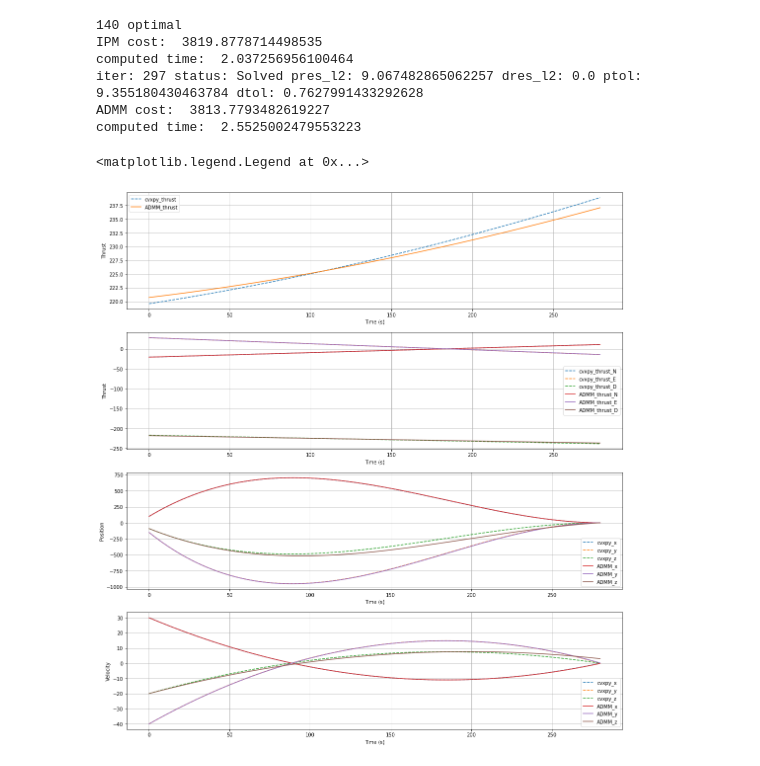
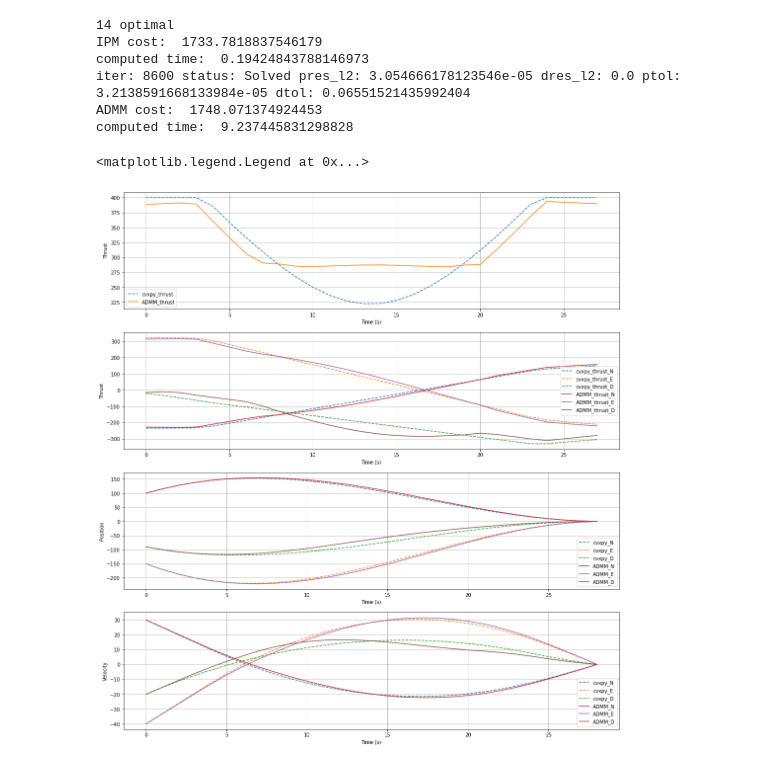
Before and after one commit to acsl-inha/drone_simulation, a Jupyter notebook: src/open_loop_thr_lower_bound_guidance.ipynb, the cells around one changed output. Cells and saved outputs as stored; diff of their text form; code cells hidden in the pictures.

```diff
--- a/src/open_loop_thr_lower_bound_guidance.ipynb
+++ b/src/open_loop_thr_lower_bound_guidance.ipynb
@@ -452,10 +433,11 @@ def ADMM_compute_guidance(position, velocity,tgo,ub,lb,theta,dt):
 # %%
 position = np.array([100,-150,-90])
 velocity = np.array([30,-40,-20])
-psi = 0
-tgo = 140
+
+m = 23.56
+tgo = 14
 ub = 400
-lb = 0
+lb = 280
 dt = 0.5
 N = int(tgo/dt)
 
@@ -465,12 +447,12 @@ theta = degree*np.pi/180
 thrust, u, r, v = compute_guidance_cvx(position, velocity, tgo,ub,lb,dt)
 u_ADMM,r_ADMM,v_ADMM = ADMM_compute_guidance(position, velocity, tgo,ub,lb,theta,dt)
 # %% [output]
-140 optimal
-IPM cost:  3819.8778714498535
-computed time:  2.037256956100464
-iter: 297 status: Solved pres_l2: 9.067482865062257 dres_l2: 0.0 ptol: 9.355180430463784 dtol: 0.7627991433292628
-ADMM cost:  3813.7793482619227
-computed time:  2.5525002479553223
+14 optimal
+IPM cost:  1733.7818837546179
+computed time:  0.19424843788146973
+iter: 8600 status: Solved pres_l2: 3.054666178123546e-05 dres_l2: 0.0 ptol: 3.2138591668133984e-05 dtol: 0.06551521435992404
+ADMM cost:  1748.071374924453
+computed time:  9.237445831298828
 # %%
 thrust_ADMM_NED = np.reshape(u_ADMM,(3,N),order='F')
 thrust_ADMM = np.linalg.norm(thrust_ADMM_NED,axis=0)
@@ -484,46 +466,46 @@ plt.plot(thrust_ADMM,label='ADMM_thrust')
 plt.ylabel("Thrust")
 plt.xlabel("Time (s)")
 plt.grid()
 plt.legend()
 
 plt.subplot(412)
 plt.plot(u[0,:],'--',label='cvxpy_thrust_N')
 plt.plot(u[1,:],'--',label='cvxpy_thrust_E')
 plt.plot(u[2,:],'--',label='cvxpy_thrust_D')
 plt.plot(thrust_ADMM_NED[0,:],label='ADMM_thrust_N')
 plt.plot(thrust_ADMM_NED[1,:],label='ADMM_thrust_E')
 plt.plot(thrust_ADMM_NED[2,:],label='ADMM_thrust_D')
 plt.ylabel("Thrust")
 plt.xlabel("Time (s)")
 plt.grid()
 plt.legend()
 
 plt.subplot(413)
-plt.plot(r[0,:],'--',label='cvxpy_x')
-plt.plot(r[1,:],'--',label='cvxpy_y')
-plt.plot(r[2,:],'--',label='cvxpy_z')
-plt.plot(r_ADMM[0,:],label='ADMM_x')
-plt.plot(r_ADMM[1,:],label='ADMM_y')
-plt.plot(r_ADMM[2,:],label='ADMM_z')
+plt.plot(r[0,:],'--',label='cvxpy_N')
+plt.plot(r[1,:],'--',label='cvxpy_E')
+plt.plot(r[2,:],'--',label='cvxpy_D')
+plt.plot(r_ADMM[0,:],label='ADMM_N')
+plt.plot(r_ADMM[1,:],label='ADMM_E')
+plt.plot(r_ADMM[2,:],label='ADMM_D')
 plt.ylabel("Position")
 plt.xlabel("Time (s)")
 plt.grid()
 plt.legend()
 
 plt.subplot(414)
-plt.plot(v[0,:],'--',label='cvxpy_x')
-plt.plot(v[1,:],'--',label='cvxpy_y')
-plt.plot(v[2,:],'--',label='cvxpy_z')
-plt.plot(v_ADMM[0,:],label='ADMM_x')
-plt.plot(v_ADMM[1,:],label='ADMM_y')
-plt.plot(v_ADMM[2,:],label='ADMM_z')
+plt.plot(v[0,:],'--',label='cvxpy_N')
+plt.plot(v[1,:],'--',label='cvxpy_E')
+plt.plot(v[2,:],'--',label='cvxpy_D')
+plt.plot(v_ADMM[0,:],label='ADMM_N')
+plt.plot(v_ADMM[1,:],label='ADMM_E')
+plt.plot(v_ADMM[2,:],label='ADMM_D')
 plt.ylabel("Velocity")
 plt.xlabel("Time (s)")
 plt.grid()
 plt.legend()
 # %% [output]
 <matplotlib.legend.Legend at 0x...>
-[figure, old version]
+[figure, new version]
 # %%
 step_prev_ADMM = thrust_ADMM_NED[:,:-1]
 thrust_prev_ADMM = thrust_ADMM[:-1]
```
Also changed, not shown: parts of 5 cells of this notebook, 3 other files.
